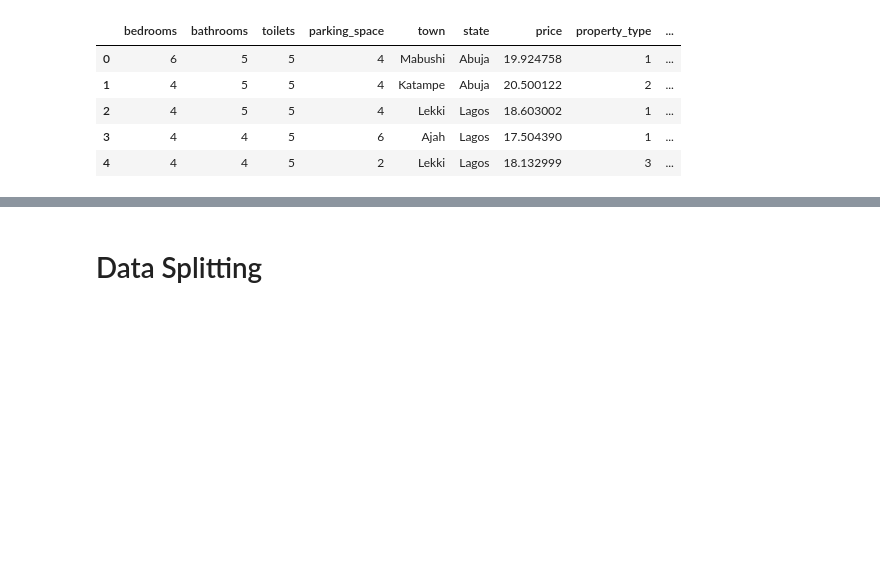
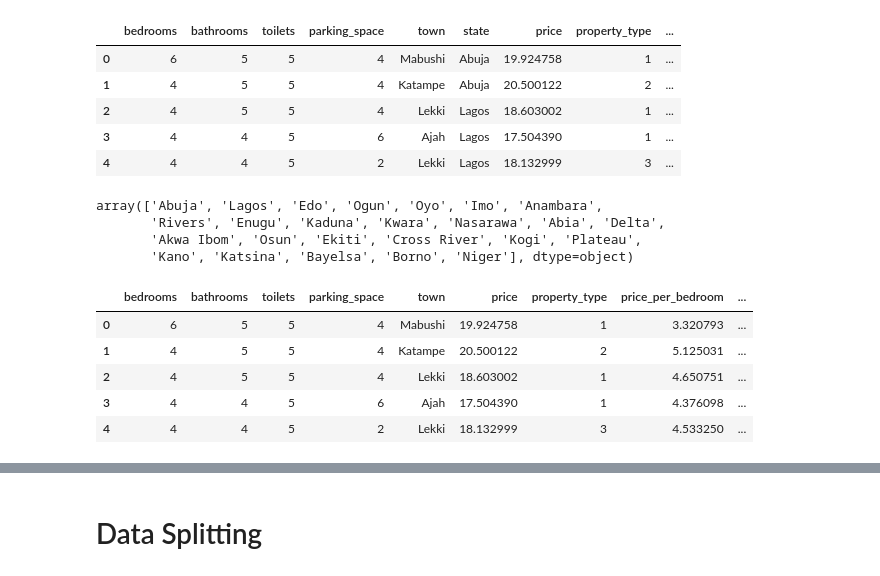
Before and after one commit to Johnnysnipes90/Nigeria-Housing-Price-Prediction, a Jupyter notebook: Notebook/notebook.ipynb, the cells around one changed output, grey strips where cells are left out. Cells and saved outputs as stored; diff of their text form; code cells hidden in the pictures; blank space fills up the shorter version.

```diff
--- a/Notebook/notebook.ipynb
+++ b/Notebook/notebook.ipynb
@@ -331,3 +337,25 @@ nigeria_df.head()
 | 2 | 4 | 5 | 5 | 4 | Lekki | Lagos | 18.603002 | 1 | ... |
 | 3 | 4 | 4 | 5 | 6 | Ajah | Lagos | 17.504390 | 1 | ... |
 | 4 | 4 | 4 | 5 | 2 | Lekki | Lagos | 18.132999 | 3 | ... |
+# %%
+nigeria_df['state'].unique()
+# %% [output]
+array(['Abuja', 'Lagos', 'Edo', 'Ogun', 'Oyo', 'Imo', 'Anambara',
+       'Rivers', 'Enugu', 'Kaduna', 'Kwara', 'Nasarawa', 'Abia', 'Delta',
+       'Akwa Ibom', 'Osun', 'Ekiti', 'Cross River', 'Kogi', 'Plateau',
+       'Kano', 'Katsina', 'Bayelsa', 'Borno', 'Niger'], dtype=object)
+# %%
+# Initialize the label encoder
+le_state = LabelEncoder()
+
+# Apply label encoding to the 'state' column
+nigeria_df['state_encoded'] = le_state.fit_transform(nigeria_df['state'])
+nigeria_df.drop('state', axis = 1, inplace = True)
+nigeria_df.head()
+# %% [output]
+|  | bedrooms | bathrooms | toilets | parking_space | town | price | property_type | price_per_bedroom | ... |
+| 0 | 6 | 5 | 5 | 4 | Mabushi | 19.924758 | 1 | 3.320793 | ... |
+| 1 | 4 | 5 | 5 | 4 | Katampe | 20.500122 | 2 | 5.125031 | ... |
+| 2 | 4 | 5 | 5 | 4 | Lekki | 18.603002 | 1 | 4.650751 | ... |
+| 3 | 4 | 4 | 5 | 6 | Ajah | 17.504390 | 1 | 4.376098 | ... |
+| 4 | 4 | 4 | 5 | 2 | Lekki | 18.132999 | 3 | 4.533250 | ... |
```
Also changed, not shown: parts of 18 cells of this notebook, 1 other file.
